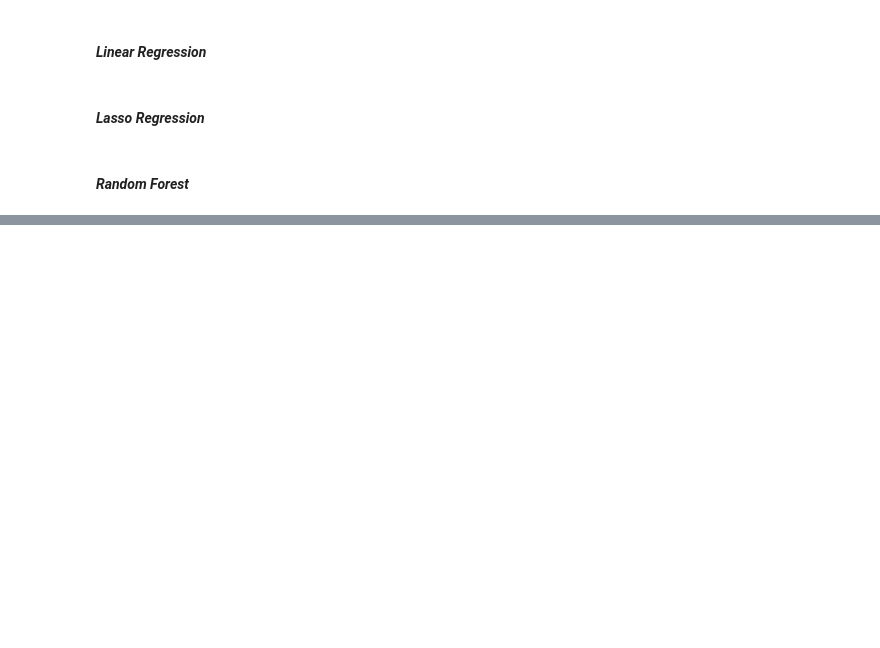
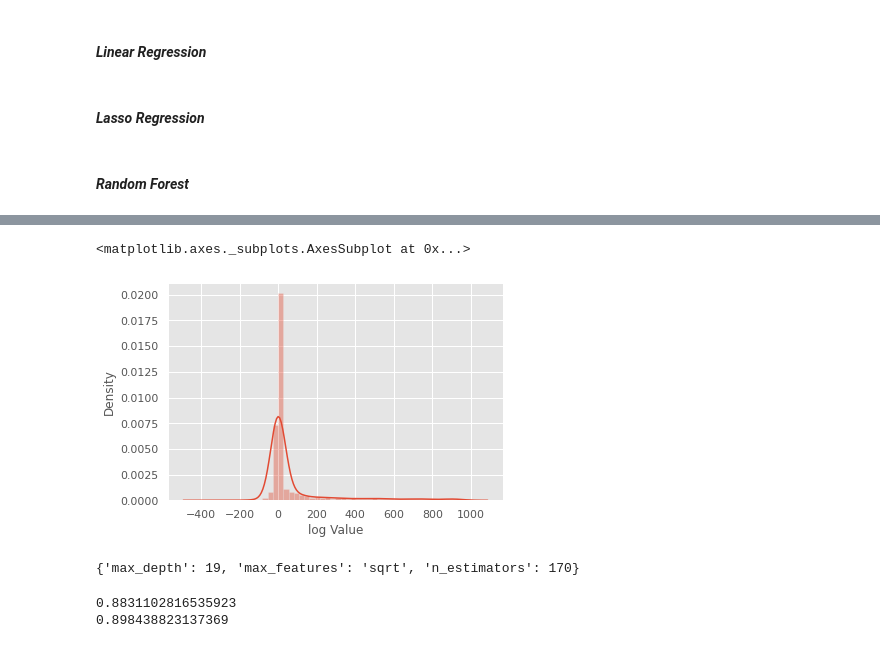
Before and after one commit to shafieiali42/Football-analysis, a Jupyter notebook: SoccerAnalysis.ipynb, the cells around one changed output, grey strips where cells are left out. Drawn from its saved outputs; the diff is of its cells as text; code cells hidden in the pictures; blank space fills up the shorter version.

```diff
--- a/SoccerAnalysis.ipynb
+++ b/SoccerAnalysis.ipynb
@@ -655,0 +680,9 @@ sns.heatmap(train_df.corr(),cmap="seismic",annot=True,vmin=-1,vmax=1)
+# %%
+sns.distplot(y_test_value-y_pred_value,hist=True)
+# %% [output]
+<matplotlib.axes._subplots.AxesSubplot at 0x...>
+[figure, added]
+# %%
+random_forest_model_GS.best_params_
+# %% [output]
+{'max_depth': 19, 'max_features': 'sqrt', 'n_estimators': 170}
@@ -655,0 +691,25 @@ sns.heatmap(train_df.corr(),cmap="seismic",annot=True,vmin=-1,vmax=1)
+# %%
+from sklearn.model_selection import KFold
+kf = KFold(n_splits=5)
+acc=[]
+for train_index, test_index in kf.split(X_train):
+  # print("TRAIN:", train_index, "TEST:", test_index)
+  X_train_part, X_val = X_train.iloc[train_index], X_train.iloc[test_index]
+  y_train_part, y_val = y_train.iloc[train_index], y_train.iloc[test_index]
+  # reg=RandomForestRegressor(n_estimators=290,max_depth=19,max_features="sqrt",random_state=0)
+  reg=RandomForestRegressor(n_estimators=170,max_depth=19,max_features="sqrt",random_state=0)
+  reg.fit(X_train_part,y_train_part)
+  acc.append(reg.score(X_val,y_val))
+
+# acc=np.array(acc)
+acc=np.array(acc)
+validation_acc=np.mean(acc)
+# reg=RandomForestRegressor(n_estimators=290,max_depth=19,max_features="sqrt",random_state=0)   42
+reg=RandomForestRegressor(n_estimators=170,max_depth=19,max_features="sqrt",random_state=0)     #200
+reg.fit(X_train,y_train)
+test_acc=reg.score(X_test,y_test)
+print(validation_acc)
+print(test_acc)
+# %% [output]
+0.8831102816535923
+0.898438823137369
```
Also changed, not shown: parts of 22 cells of this notebook.
